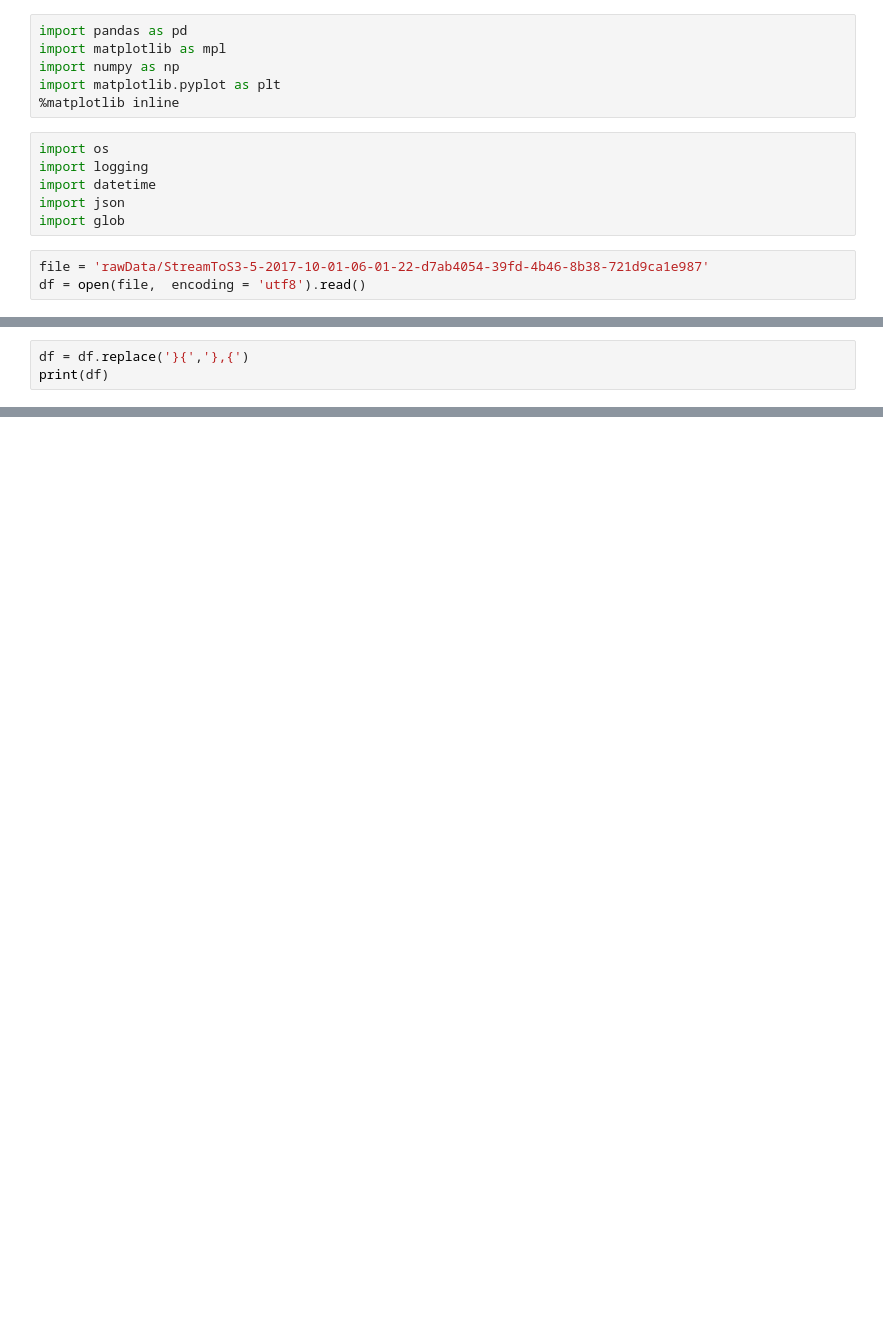
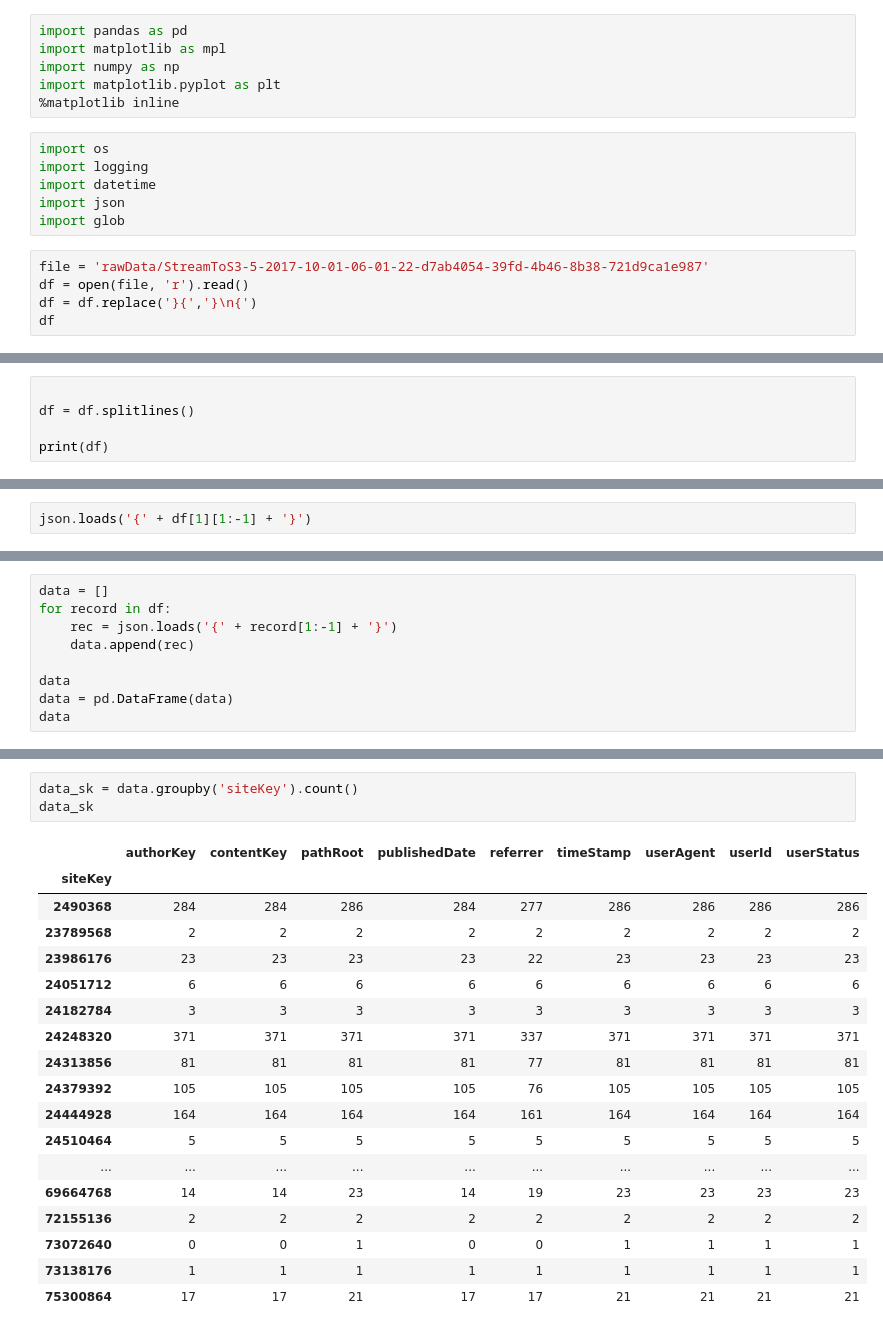
Before and after one commit to DEREJEGETU/24Sports, a Jupyter notebook: 247-test-data.ipynb, the cells around one changed output, grey strips where cells are left out. Saved outputs shown, nothing was run; the diff lists cells and outputs as text; blank space fills up the shorter version.

```diff
--- a/247-test-data.ipynb
+++ b/247-test-data.ipynb
@@ -12,4 +12,6 @@ import json
 import glob
 # %%
 file = 'rawData/StreamToS3-5-2017-10-01-06-01-22-d7ab4054-39fd-4b46-8b38-721d9ca1e987'
-df = open(file,  encoding = 'utf8').read()
+df = open(file, 'r').read()
+df = df.replace('}{','}\n{')
+df
@@ -20,4 +20,6 @@ print(df)
 # %%
-df = df.replace('}{','},{')
+
+df = df.splitlines()
+
 print(df)
 # %% [output]
@@ -28,0 +27,2 @@ ValueError: Trailing data
+# %%
+json.loads('{' + df[1][1:-1] + '}')
@@ -28,0 +40,9 @@ ValueError: Trailing data
+# %%
+data = []
+for record in df:
+    rec = json.loads('{' + record[1:-1] + '}')
+    data.append(rec)
+
+data
+data = pd.DataFrame(data)
+data
@@ -28,0 +127,22 @@ ValueError: Trailing data
+# %%
+data_sk = data.groupby('siteKey').count()
+data_sk
+# %% [output]
+|  | authorKey | contentKey | pathRoot | publishedDate | referrer | timeStamp | userAgent | userId | userStatus |
+| siteKey |  |  |  |  |  |  |  |  |  |
+| 2490368 | 284 | 284 | 286 | 284 | 277 | 286 | 286 | 286 | 286 |
+| 23789568 | 2 | 2 | 2 | 2 | 2 | 2 | 2 | 2 | 2 |
+| 23986176 | 23 | 23 | 23 | 23 | 22 | 23 | 23 | 23 | 23 |
+| 24051712 | 6 | 6 | 6 | 6 | 6 | 6 | 6 | 6 | 6 |
+| 24182784 | 3 | 3 | 3 | 3 | 3 | 3 | 3 | 3 | 3 |
+| 24248320 | 371 | 371 | 371 | 371 | 337 | 371 | 371 | 371 | 371 |
+| 24313856 | 81 | 81 | 81 | 81 | 77 | 81 | 81 | 81 | 81 |
+| 24379392 | 105 | 105 | 105 | 105 | 76 | 105 | 105 | 105 | 105 |
+| 24444928 | 164 | 164 | 164 | 164 | 161 | 164 | 164 | 164 | 164 |
+| 24510464 | 5 | 5 | 5 | 5 | 5 | 5 | 5 | 5 | 5 |
+| ... | ... | ... | ... | ... | ... | ... | ... | ... | ... |
+| 69664768 | 14 | 14 | 23 | 14 | 19 | 23 | 23 | 23 | 23 |
+| 72155136 | 2 | 2 | 2 | 2 | 2 | 2 | 2 | 2 | 2 |
+| 73072640 | 0 | 0 | 1 | 0 | 0 | 1 | 1 | 1 | 1 |
+| 73138176 | 1 | 1 | 1 | 1 | 1 | 1 | 1 | 1 | 1 |
+| 75300864 | 17 | 17 | 21 | 17 | 17 | 21 | 21 | 21 | 21 |
```
Also changed, not shown: parts of 15 cells of this notebook.
